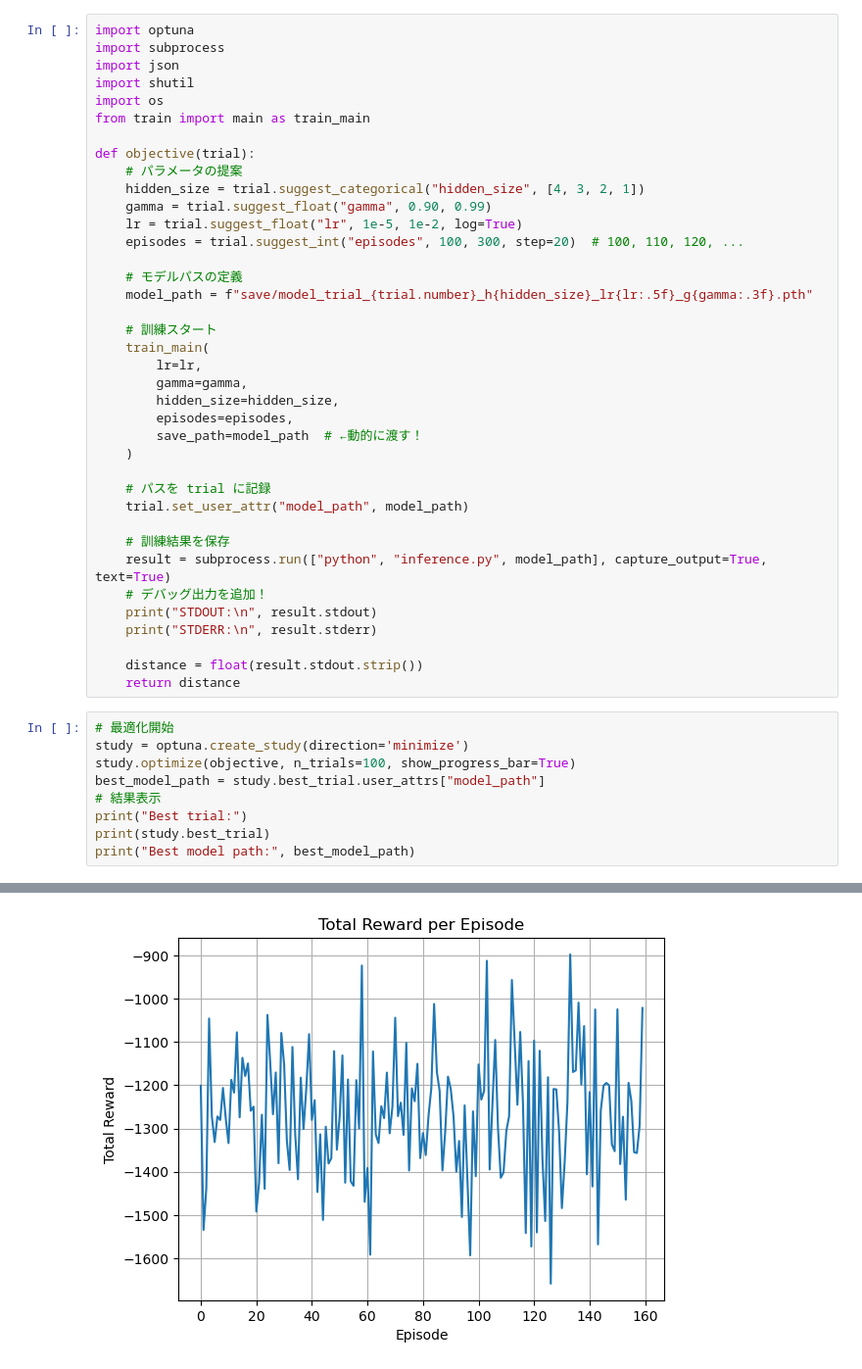
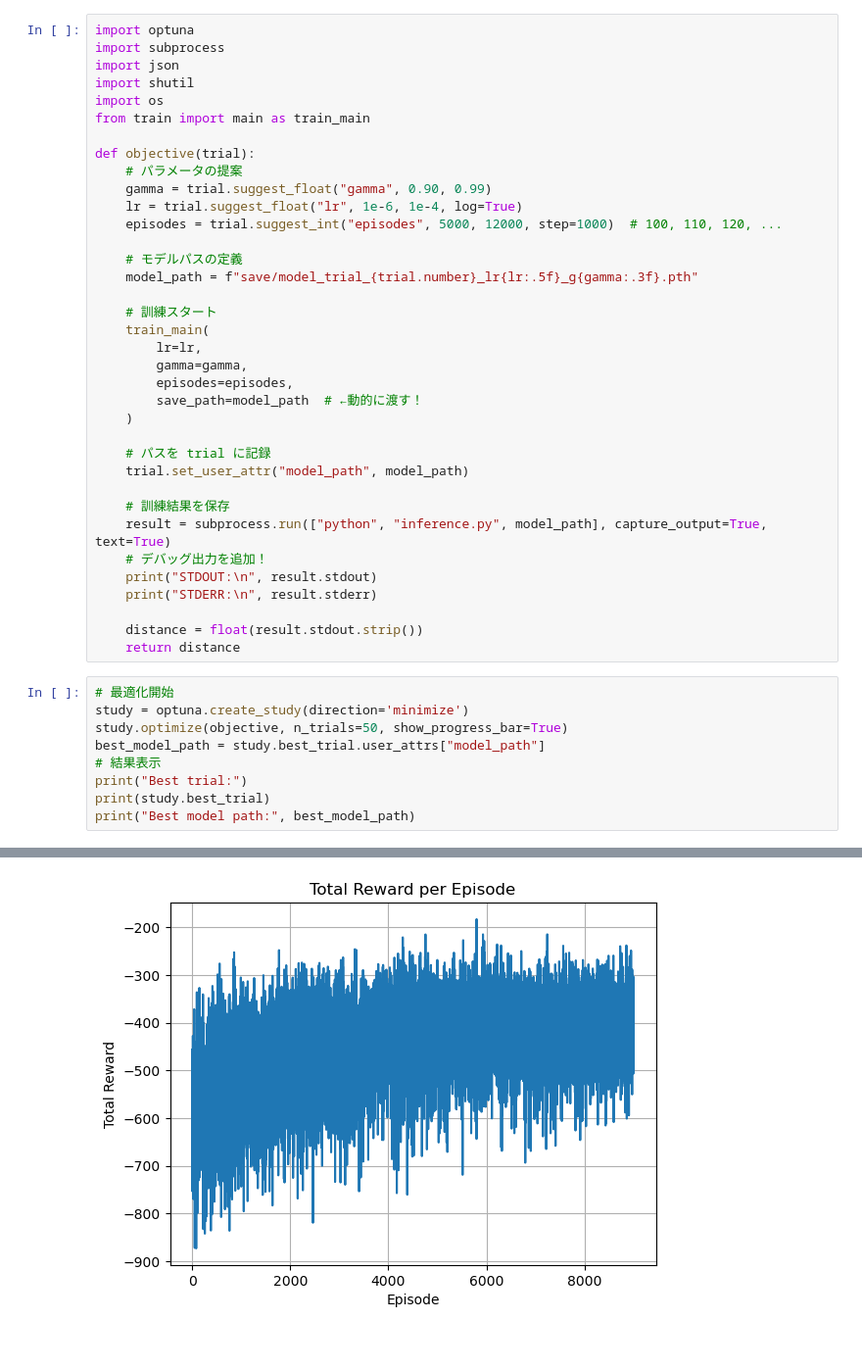
Before and after one commit to IwashiroMira/deep-reinforcement-learning-tsp, a Jupyter notebook: policy_reinforce_transformer/main.ipynb, the cells around one changed output, grey strips where cells are left out. Shown at 98% size. Cells and saved outputs as stored; diff of their text form.

```diff
--- a/policy_reinforce_transformer/main.ipynb
+++ b/policy_reinforce_transformer/main.ipynb
@@ -8,19 +8,17 @@ from train import main as train_main
 
 def objective(trial):
     # パラメータの提案
-    hidden_size = trial.suggest_categorical("hidden_size", [4, 3, 2, 1])
     gamma = trial.suggest_float("gamma", 0.90, 0.99)
-    lr = trial.suggest_float("lr", 1e-5, 1e-2, log=True)
-    episodes = trial.suggest_int("episodes", 100, 300, step=20)  # 100, 110, 120, ...
+    lr = trial.suggest_float("lr", 1e-6, 1e-4, log=True)
+    episodes = trial.suggest_int("episodes", 5000, 12000, step=1000)  # 100, 110, 120, ...
 
     # モデルパスの定義
-    model_path = f"save/model_trial_{trial.number}_h{hidden_size}_lr{lr:.5f}_g{gamma:.3f}.pth"
+    model_path = f"save/model_trial_{trial.number}_lr{lr:.5f}_g{gamma:.3f}.pth"
 
     # 訓練スタート
     train_main(
         lr=lr,
         gamma=gamma,
-        hidden_size=hidden_size,
         episodes=episodes,
         save_path=model_path  # ←動的に渡す！
     )
@@ -39,7 +37,7 @@ def objective(trial):
 # %%
 # 最適化開始
 study = optuna.create_study(direction='minimize')
-study.optimize(objective, n_trials=100, show_progress_bar=True)
+study.optimize(objective, n_trials=50, show_progress_bar=True)
 best_model_path = study.best_trial.user_attrs["model_path"]
 # 結果表示
 print("Best trial:")
@@ -67 +65 @@ visit_orders:[12, 18, 24, 4, 10, 9, 11, 16, 14, 2, 1, 5, 23, 7, 13, 22, 15, 8, 1
-[figure, old version]
+[figure, new version]
```
Also changed, not shown: parts of 4 cells of this notebook, 2 other files.
